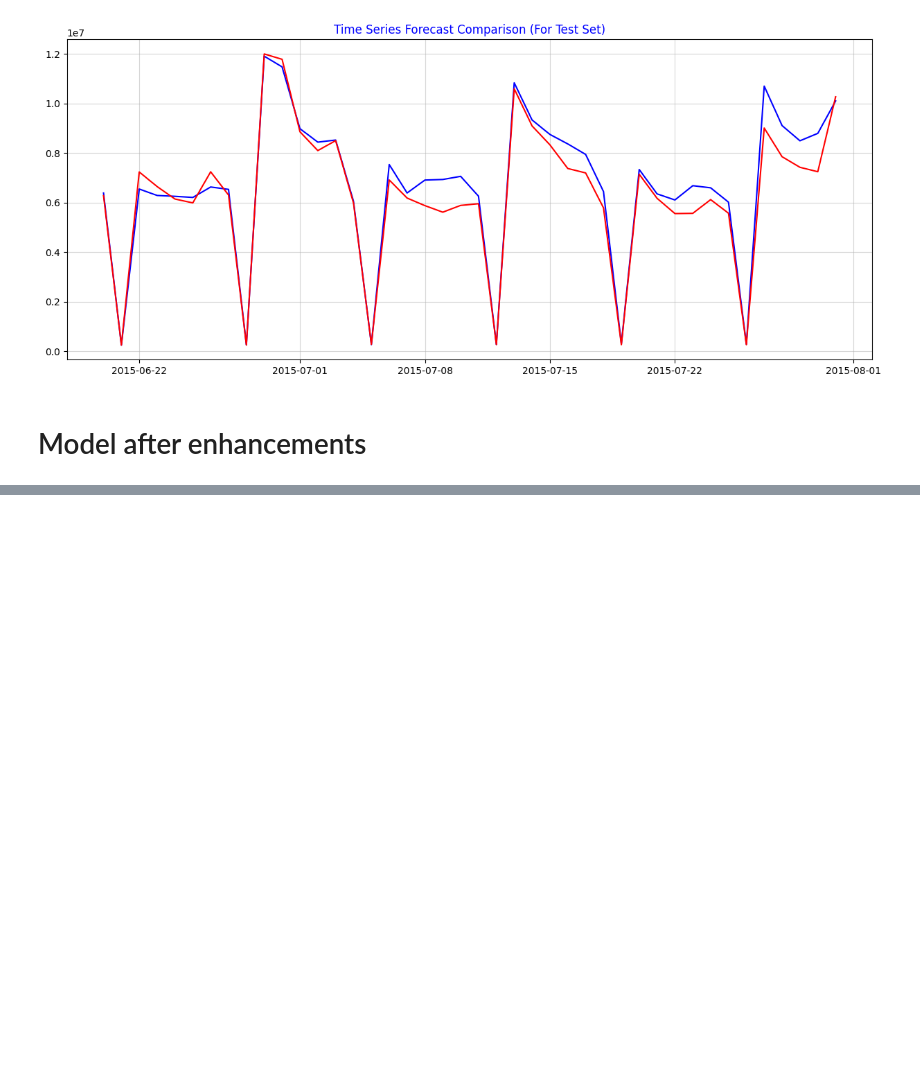
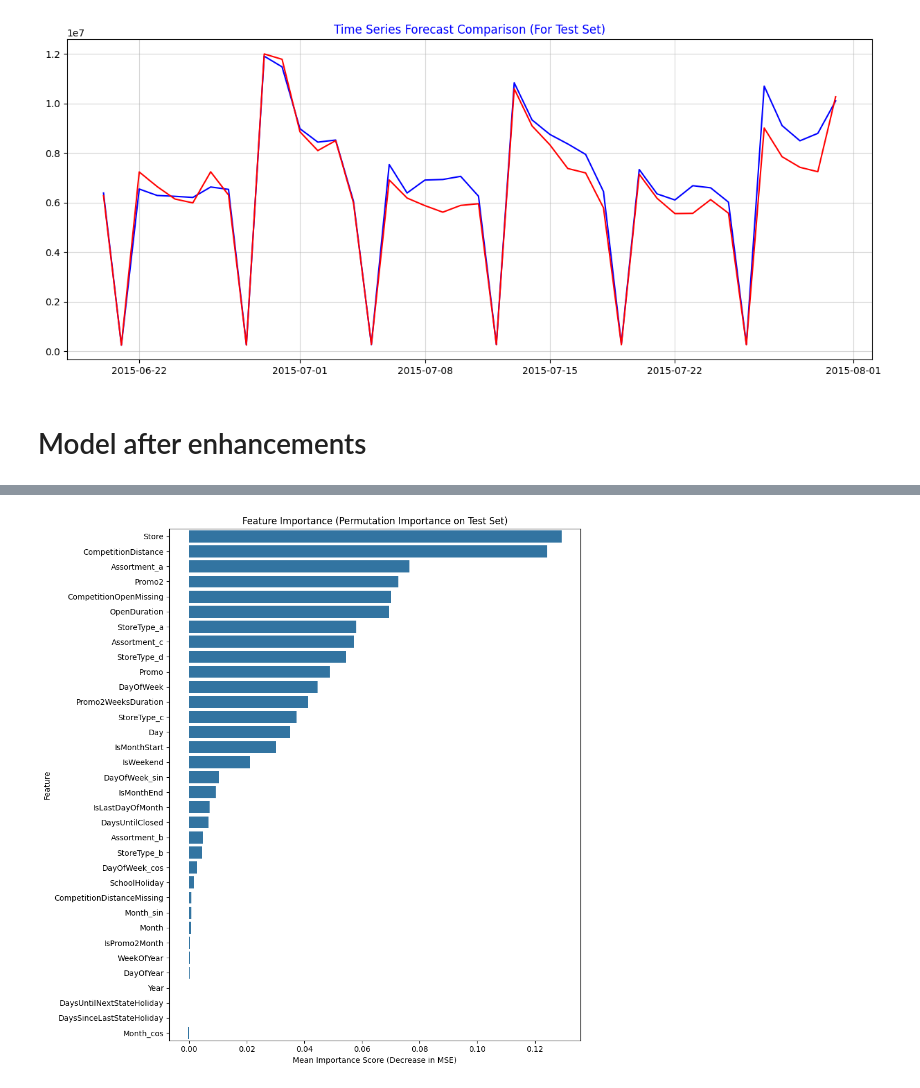
Before and after one commit to mohamedseif-10/Sales-Forecasting, a Jupyter notebook: Notebooks/Models/NN.ipynb, the cells around one changed output, grey strips where cells are left out. Cells and saved outputs as stored; diff of their text form; code cells hidden in the pictures; blank space fills up the shorter version.

```diff
--- a/Notebooks/Models/NN.ipynb
+++ b/Notebooks/Models/NN.ipynb
@@ -605,7 +510,7 @@ plt.show()
 feature_names = preprocessor.get_feature_names_out()
 
 r_perm = permutation_importance(
-    estimator=final_model,
+    estimator=best_model,
     X=X_test_scaled,
     y=y_test,
     scoring=lambda estimator, X, y: -mean_squared_error(
@@ -629,7 +534,6 @@ sns.barplot(
     x="Importance_Mean",
     y="Feature",
     data=importance_df,
-    xerr=importance_df["Importance_Std"],
     capsize=0.2,
 )
 plt.title("Feature Importance (Permutation Importance on Test Set)")
@@ -637,3 +541,4 @@ plt.xlabel("Mean Importance Score (Decrease in MSE)")
 plt.ylabel("Feature")
 plt.tight_layout()
 plt.show()
+# %% [output]
@@ -640,3 +546,4 @@ plt.show()
+[figure, added]
 # %%
 results_df = pd.DataFrame(
     {
```
Also changed, not shown: parts of 6 cells of this notebook.
